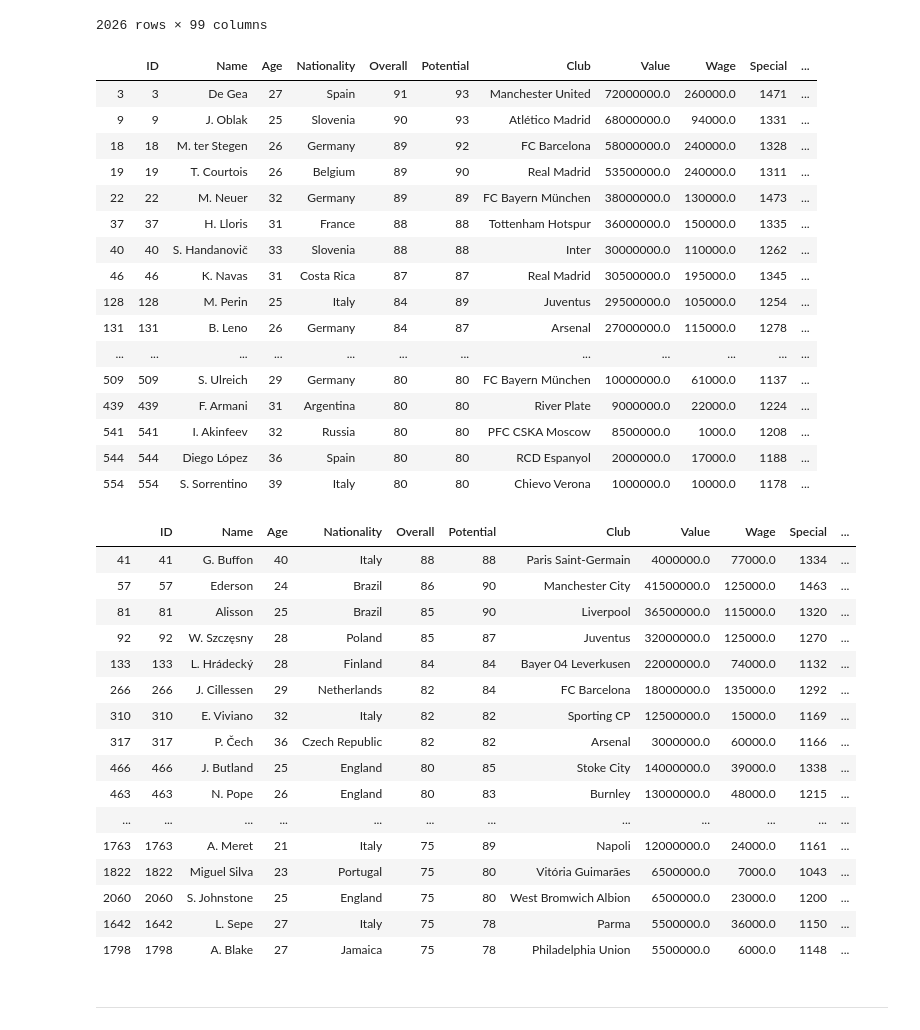
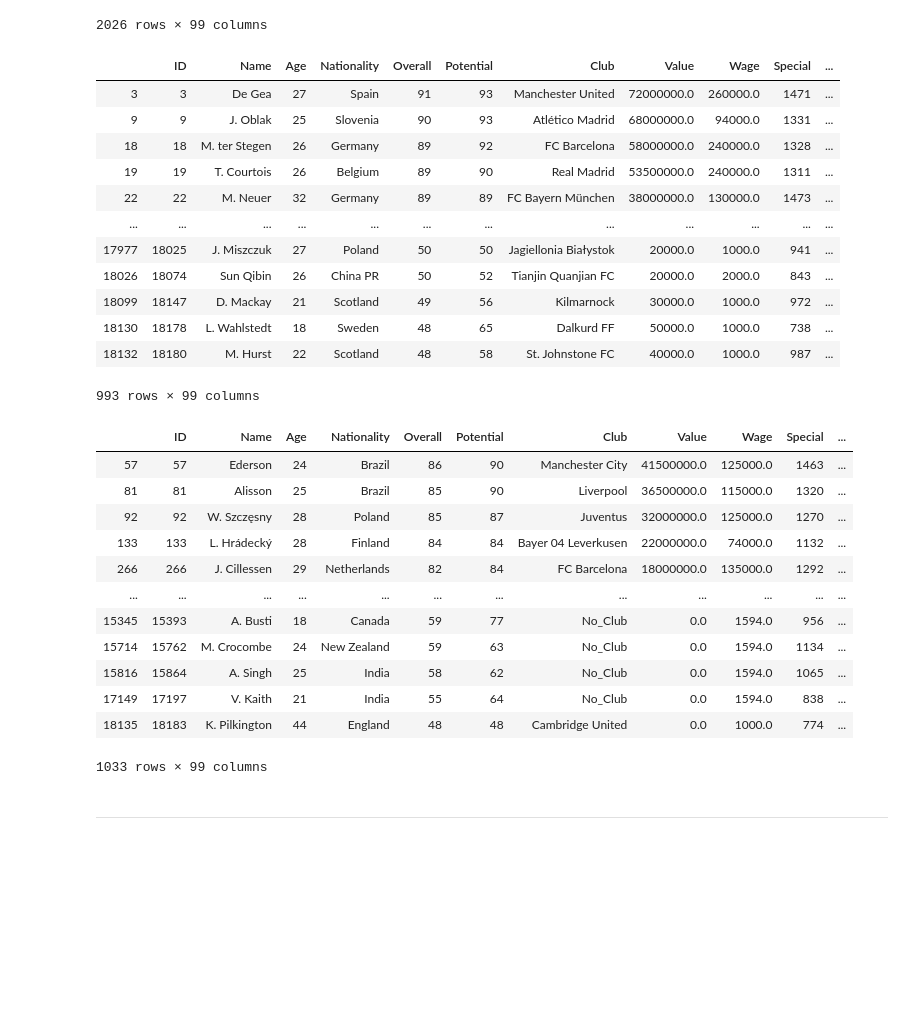
Before and after one commit to nazihkalo/FIFA19-Scouting-Analysis, a Jupyter notebook: 150-Anomoly_Detection.ipynb, the cells around one changed output. Drawn from its saved outputs; the diff is of its cells as text; code cells hidden in the pictures; blank space fills up the shorter version.

```diff
--- a/150-Anomoly_Detection.ipynb
+++ b/150-Anomoly_Detection.ipynb
@@ -490,44 +489,36 @@ fifa_gk
 | 18150 | 18198 | J. Livesey | 18 | England | 47 | 70 | Burton Albion | 60000.0 | 1000.0 | 792 | ... |
 2026 rows × 99 columns
 # %%
-fifa_gk[fifa_gk['anomaly_svm']==1].sort_values(by=['Overall','Value'],ascending=False).head(50)
+fifa_gk[fifa_gk['anomaly_svm']==1].sort_values(by=['Overall','Value'],ascending=False)
 # %% [output]
 |  | ID | Name | Age | Nationality | Overall | Potential | Club | Value | Wage | Special | ... |
 | 3 | 3 | De Gea | 27 | Spain | 91 | 93 | Manchester United | 72000000.0 | 260000.0 | 1471 | ... |
 | 9 | 9 | J. Oblak | 25 | Slovenia | 90 | 93 | Atlético Madrid | 68000000.0 | 94000.0 | 1331 | ... |
 | 18 | 18 | M. ter Stegen | 26 | Germany | 89 | 92 | FC Barcelona | 58000000.0 | 240000.0 | 1328 | ... |
 | 19 | 19 | T. Courtois | 26 | Belgium | 89 | 90 | Real Madrid | 53500000.0 | 240000.0 | 1311 | ... |
 | 22 | 22 | M. Neuer | 32 | Germany | 89 | 89 | FC Bayern München | 38000000.0 | 130000.0 | 1473 | ... |
-| 37 | 37 | H. Lloris | 31 | France | 88 | 88 | Tottenham Hotspur | 36000000.0 | 150000.0 | 1335 | ... |
-| 40 | 40 | S. Handanovič | 33 | Slovenia | 88 | 88 | Inter | 30000000.0 | 110000.0 | 1262 | ... |
-| 46 | 46 | K. Navas | 31 | Costa Rica | 87 | 87 | Real Madrid | 30500000.0 | 195000.0 | 1345 | ... |
-| 128 | 128 | M. Perin | 25 | Italy | 84 | 89 | Juventus | 29500000.0 | 105000.0 | 1254 | ... |
-| 131 | 131 | B. Leno | 26 | Germany | 84 | 87 | Arsenal | 27000000.0 | 115000.0 | 1278 | ... |
 | ... | ... | ... | ... | ... | ... | ... | ... | ... | ... | ... | ... |
-| 509 | 509 | S. Ulreich | 29 | Germany | 80 | 80 | FC Bayern München | 10000000.0 | 61000.0 | 1137 | ... |
-| 439 | 439 | F. Armani | 31 | Argentina | 80 | 80 | River Plate | 9000000.0 | 22000.0 | 1224 | ... |
-| 541 | 541 | I. Akinfeev | 32 | Russia | 80 | 80 | PFC CSKA Moscow | 8500000.0 | 1000.0 | 1208 | ... |
-| 544 | 544 | Diego López | 36 | Spain | 80 | 80 | RCD Espanyol | 2000000.0 | 17000.0 | 1188 | ... |
-| 554 | 554 | S. Sorrentino | 39 | Italy | 80 | 80 | Chievo Verona | 1000000.0 | 10000.0 | 1178 | ... |
+| 17977 | 18025 | J. Miszczuk | 27 | Poland | 50 | 50 | Jagiellonia Białystok | 20000.0 | 1000.0 | 941 | ... |
+| 18026 | 18074 | Sun Qibin | 26 | China PR | 50 | 52 | Tianjin Quanjian FC | 20000.0 | 2000.0 | 843 | ... |
+| 18099 | 18147 | D. Mackay | 21 | Scotland | 49 | 56 | Kilmarnock | 30000.0 | 1000.0 | 972 | ... |
+| 18130 | 18178 | L. Wahlstedt | 18 | Sweden | 48 | 65 | Dalkurd FF | 50000.0 | 1000.0 | 738 | ... |
+| 18132 | 18180 | M. Hurst | 22 | Scotland | 48 | 58 | St. Johnstone FC | 40000.0 | 1000.0 | 987 | ... |
+993 rows × 99 columns
 # %%
-fifa_gk[fifa_gk['anomaly_svm']==-1].sort_values(by=['Overall','Value'],ascending=False).head(50)
+fifa_gk[fifa_gk['anomaly_svm']==-1].sort_values(by=['Value','Overall'],ascending=False)
 # %% [output]
 |  | ID | Name | Age | Nationality | Overall | Potential | Club | Value | Wage | Special | ... |
-| 41 | 41 | G. Buffon | 40 | Italy | 88 | 88 | Paris Saint-Germain | 4000000.0 | 77000.0 | 1334 | ... |
 | 57 | 57 | Ederson | 24 | Brazil | 86 | 90 | Manchester City | 41500000.0 | 125000.0 | 1463 | ... |
 | 81 | 81 | Alisson | 25 | Brazil | 85 | 90 | Liverpool | 36500000.0 | 115000.0 | 1320 | ... |
 | 92 | 92 | W. Szczęsny | 28 | Poland | 85 | 87 | Juventus | 32000000.0 | 125000.0 | 1270 | ... |
 | 133 | 133 | L. Hrádecký | 28 | Finland | 84 | 84 | Bayer 04 Leverkusen | 22000000.0 | 74000.0 | 1132 | ... |
 | 266 | 266 | J. Cillessen | 29 | Netherlands | 82 | 84 | FC Barcelona | 18000000.0 | 135000.0 | 1292 | ... |
-| 310 | 310 | E. Viviano | 32 | Italy | 82 | 82 | Sporting CP | 12500000.0 | 15000.0 | 1169 | ... |
-| 317 | 317 | P. Čech | 36 | Czech Republic | 82 | 82 | Arsenal | 3000000.0 | 60000.0 | 1166 | ... |
-| 466 | 466 | J. Butland | 25 | England | 80 | 85 | Stoke City | 14000000.0 | 39000.0 | 1338 | ... |
-| 463 | 463 | N. Pope | 26 | England | 80 | 83 | Burnley | 13000000.0 | 48000.0 | 1215 | ... |
 | ... | ... | ... | ... | ... | ... | ... | ... | ... | ... | ... | ... |
-| 1763 | 1763 | A. Meret | 21 | Italy | 75 | 89 | Napoli | 12000000.0 | 24000.0 | 1161 | ... |
-| 1822 | 1822 | Miguel Silva | 23 | Portugal | 75 | 80 | Vitória Guimarães | 6500000.0 | 7000.0 | 1043 | ... |
-| 2060 | 2060 | S. Johnstone | 25 | England | 75 | 80 | West Bromwich Albion | 6500000.0 | 23000.0 | 1200 | ... |
-| 1642 | 1642 | L. Sepe | 27 | Italy | 75 | 78 | Parma | 5500000.0 | 36000.0 | 1150 | ... |
-| 1798 | 1798 | A. Blake | 27 | Jamaica | 75 | 78 | Philadelphia Union | 5500000.0 | 6000.0 | 1148 | ... |
+| 15345 | 15393 | A. Busti | 18 | Canada | 59 | 77 | No_Club | 0.0 | 1594.0 | 956 | ... |
+| 15714 | 15762 | M. Crocombe | 24 | New Zealand | 59 | 63 | No_Club | 0.0 | 1594.0 | 1134 | ... |
+| 15816 | 15864 | A. Singh | 25 | India | 58 | 62 | No_Club | 0.0 | 1594.0 | 1065 | ... |
+| 17149 | 17197 | V. Kaith | 21 | India | 55 | 64 | No_Club | 0.0 | 1594.0 | 838 | ... |
+| 18135 | 18183 | K. Pilkington | 44 | England | 48 | 48 | Cambridge United | 0.0 | 1000.0 | 774 | ... |
+1033 rows × 99 columns
 # %% [markdown]
 ---
```
Also changed, not shown: parts of 51 cells of this notebook.
